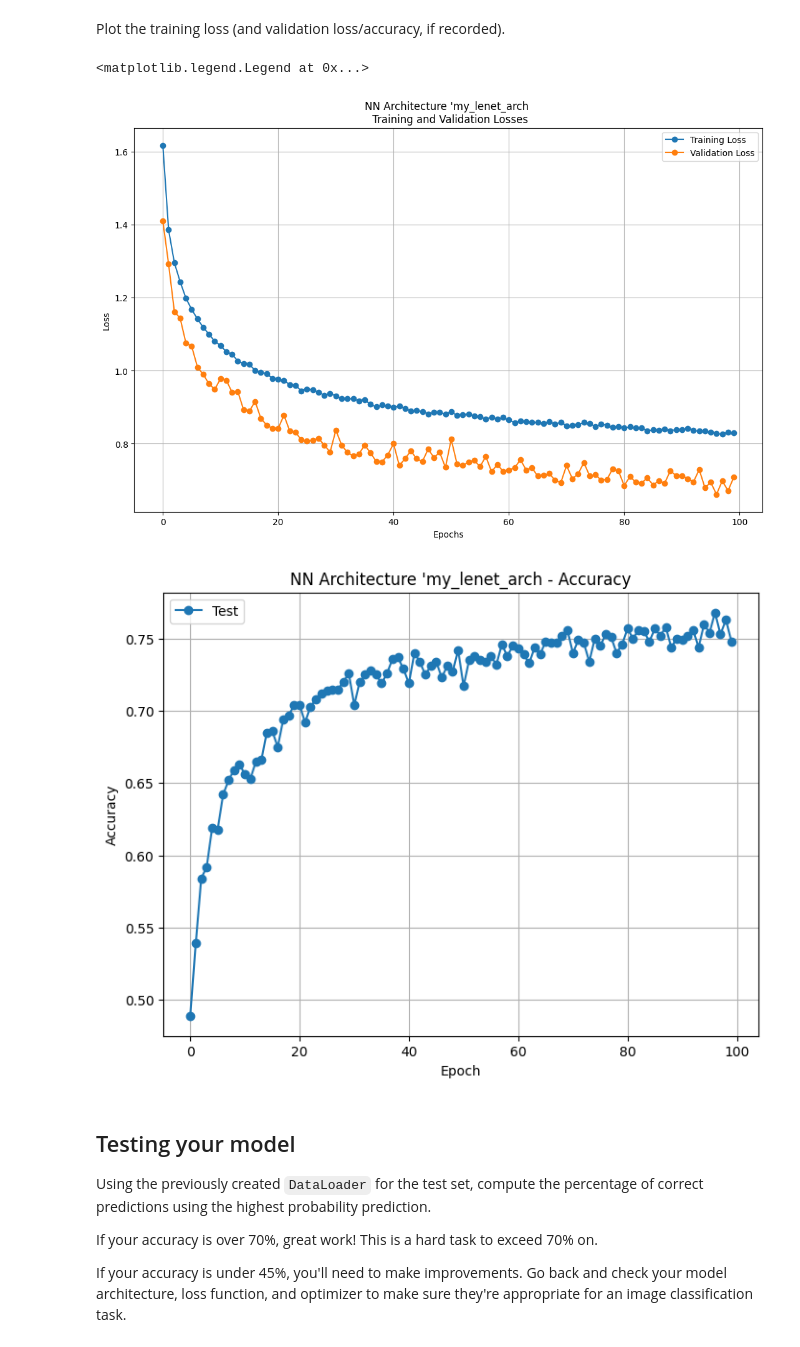
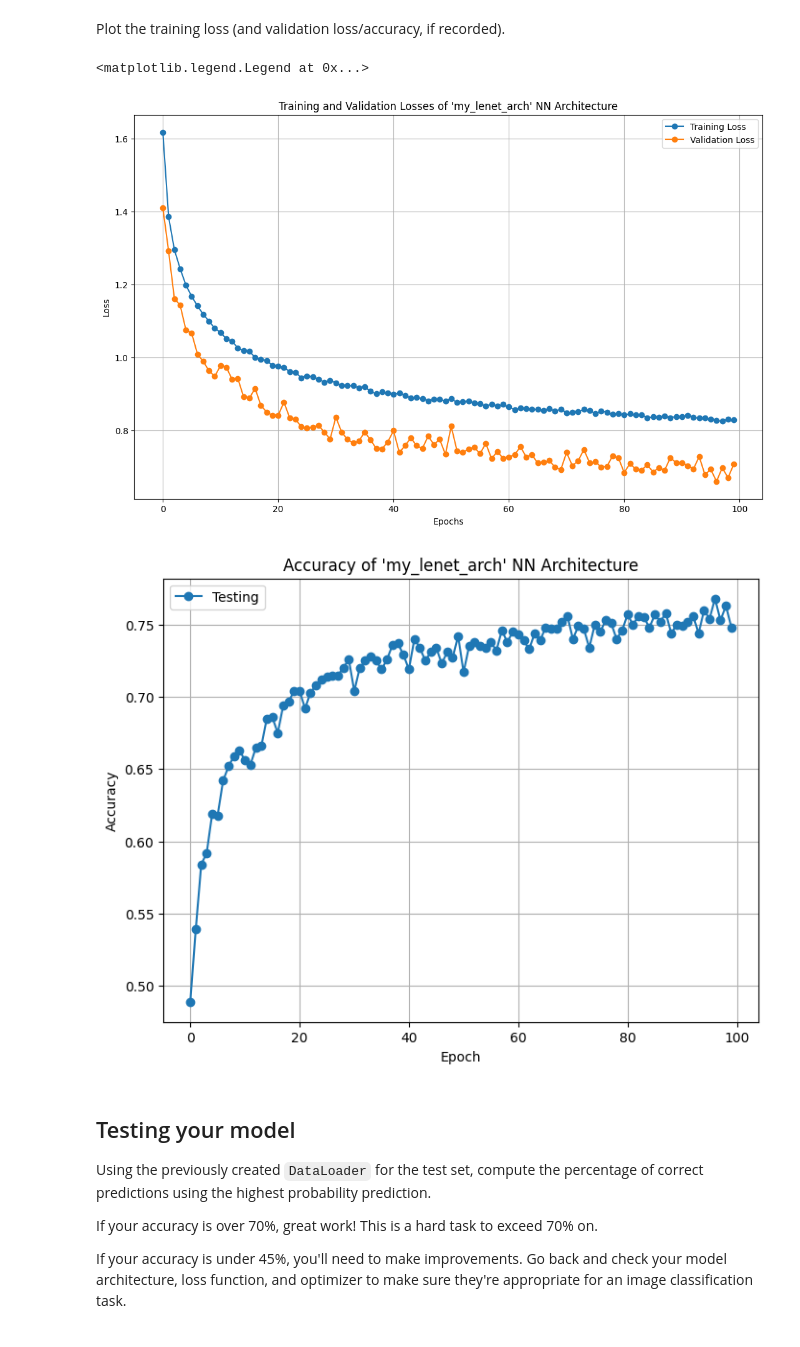
Before and after one commit to fab7/LESSONS-Deep-Learning, a Jupyter notebook: project/CIFAR-10_Image_Classifier-STARTER.ipynb, the cells around one changed output. Drawn from its saved outputs; the diff is of its cells as text; code cells hidden in the pictures.

```diff
--- a/project/CIFAR-10_Image_Classifier-STARTER.ipynb
+++ b/project/CIFAR-10_Image_Classifier-STARTER.ipynb
@@ -474,29 +474,29 @@ Plot the training loss (and validation loss/accuracy, if recorded).
 # %%
 # Plot of the Training and Validation losses
 
 plt.figure(figsize=(13, 8))
-plt.title(f"NN Architecture \'{nn_arch} \n Training and Validation Losses")
+plt.title(f"Training and Validation Losses of \'{nn_arch}\' NN Architecture")
 plt.plot(train_loss_list, label='Training Loss',   marker='o')
 plt.plot(test_loss_list,  label='Validation Loss', marker='o')
 plt.xlabel('Epochs')
 plt.ylabel('Loss')
 plt.grid()
 plt.legend()
 # %% [output]
 <matplotlib.legend.Legend at 0x...>
-[figure, old version]
+[figure, new version]
 # %%
 # Plot of the Accuraccy
 
 plt.figure(figsize=(8, 6))
-plt.title(f"NN Architecture \'{nn_arch} - Accuracy")
-plt.plot(accuracy_list, label='Test', marker='o')
+plt.title(f"Accuracy of \'{nn_arch}\' NN Architecture")
+plt.plot(accuracy_list, label='Testing', marker='o')
 plt.xlabel('Epoch')
 plt.ylabel('Accuracy')
 plt.legend()
 plt.grid()
 # %% [output]
-[figure, old version]
+[figure, new version]
 # %% [markdown]
 ## Testing your model
 Using the previously created `DataLoader` for the test set, compute the percentage of correct predictions using the highest probability prediction.
```
Also changed, not shown: parts of 9 cells of this notebook.
